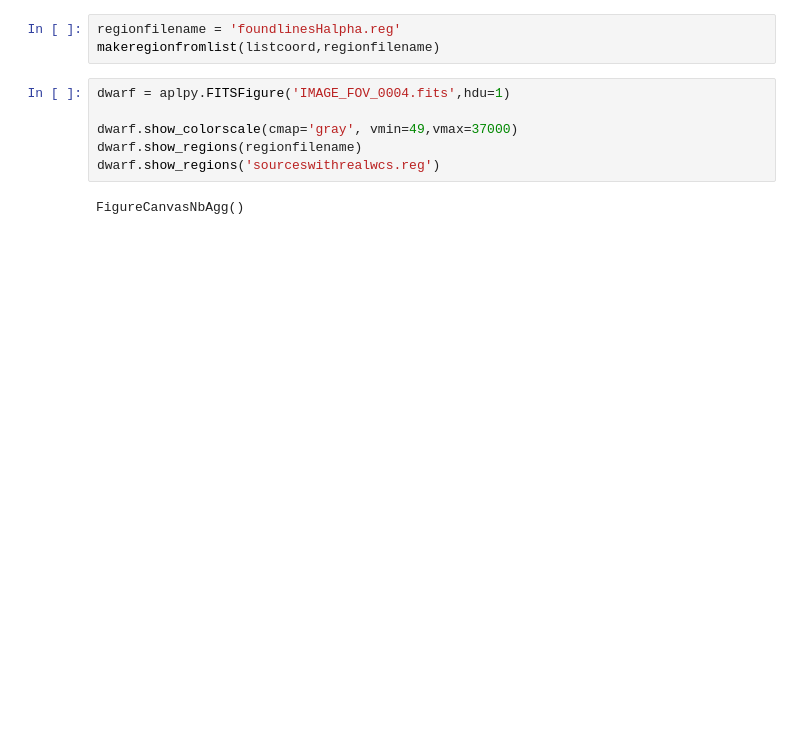
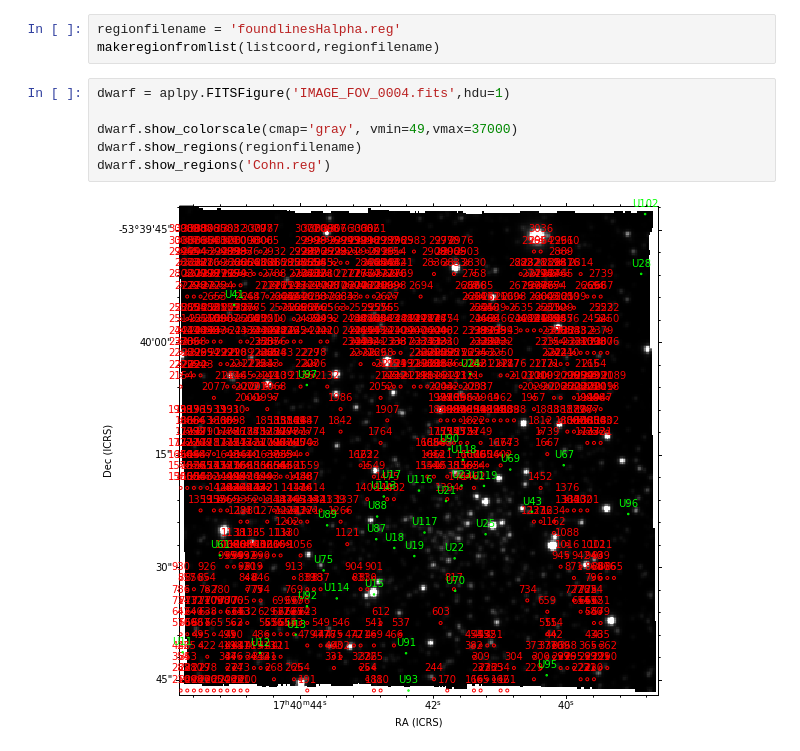
Before and after one commit to manuelmarcano22/SearchCube, a Jupyter notebook: FindLine.ipynb, the cells around one changed output. Saved outputs shown, nothing was run; the diff lists cells and outputs as text; blank space fills up the shorter version.

```diff
--- a/FindLine.ipynb
+++ b/FindLine.ipynb
@@ -52,8 +63,8 @@ makeregionfromlist(listcoord,regionfilename)
 # %%
 dwarf = aplpy.FITSFigure('IMAGE_FOV_0004.fits',hdu=1)
 
 dwarf.show_colorscale(cmap='gray', vmin=49,vmax=37000)
 dwarf.show_regions(regionfilename)
-dwarf.show_regions('sourceswithrealwcs.reg')
+dwarf.show_regions('Cohn.reg')
 # %% [output]
-FigureCanvasNbAgg()
+[figure, added]
```
Also changed, not shown: parts of 2 cells of this notebook, 4 other files.
